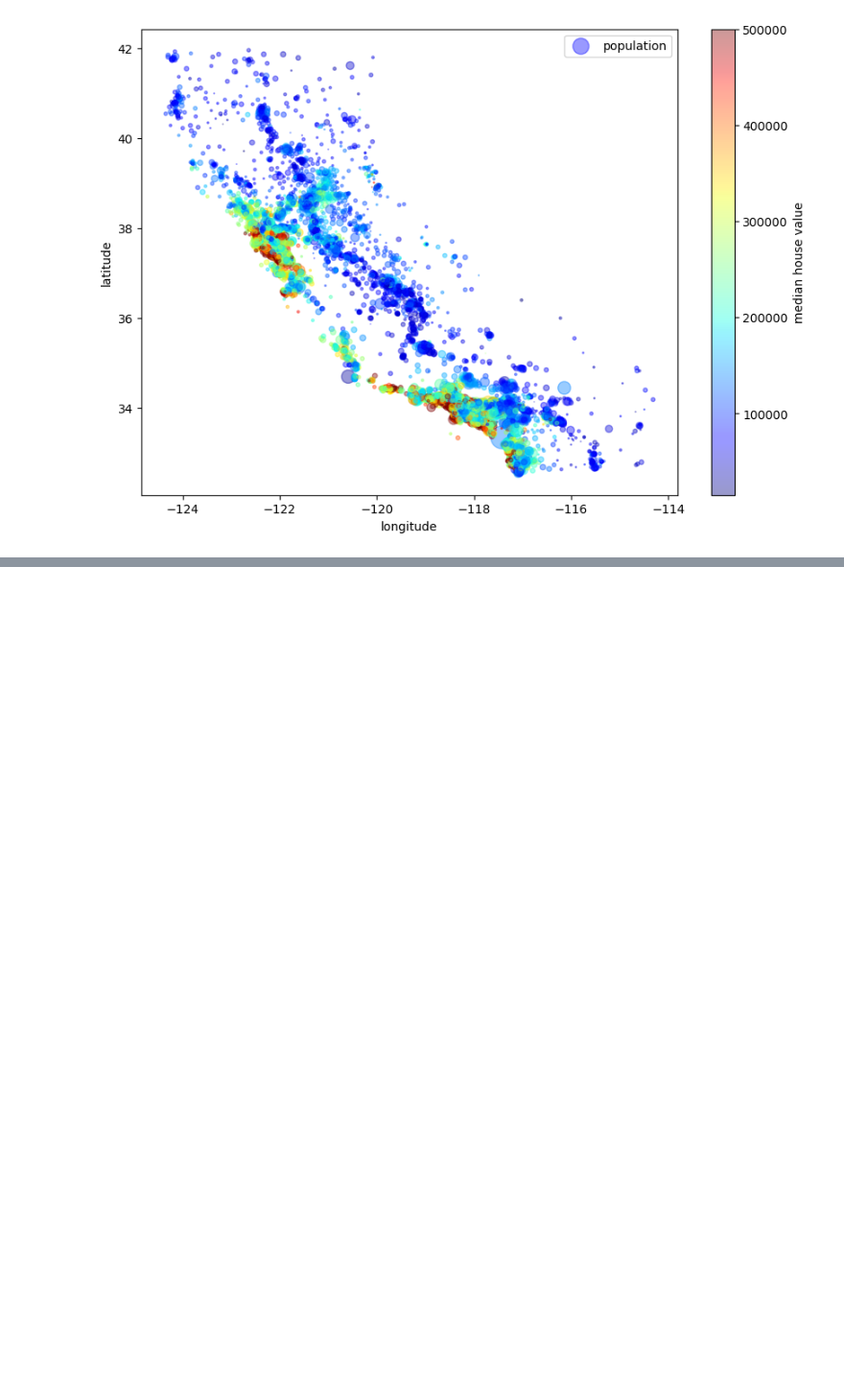
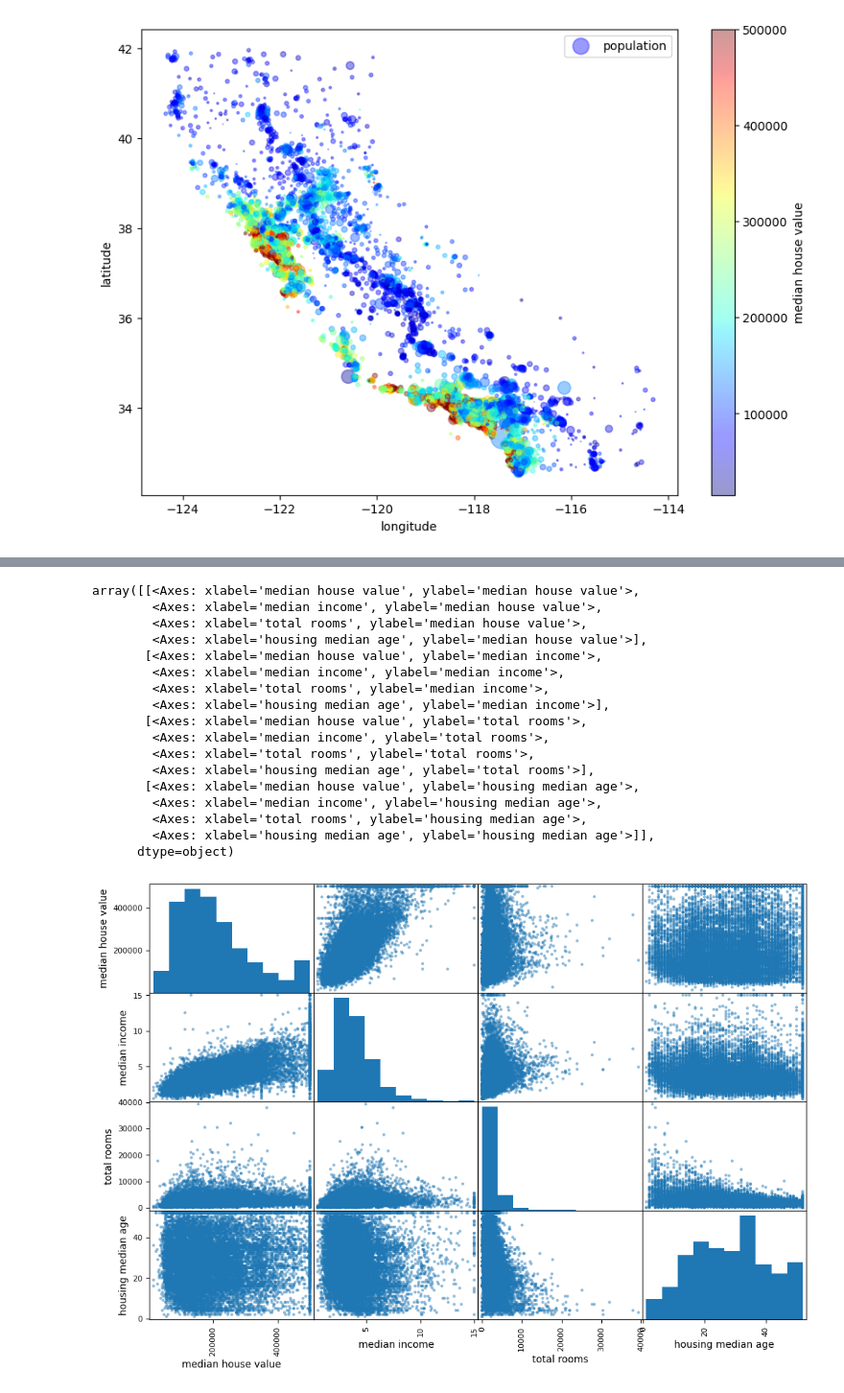
Before and after one commit to Lunaria-Moonstone/Course-Of-Point2Point-Machine-Learning, a Jupyter notebook: How-To-Get-And-Process-Data/data-processing.ipynb, the cells around one changed output, grey strips where cells are left out. Shown at 96% size. Saved outputs shown, nothing was run; the diff lists cells and outputs as text; code cells hidden in the pictures; blank space fills up the shorter version.

```diff
--- a/How-To-Get-And-Process-Data/data-processing.ipynb
+++ b/How-To-Get-And-Process-Data/data-processing.ipynb
@@ -162,0 +179,23 @@ plt.legend()
+# %%
+# print scatter to find the correlation of following attributes
+attributes = [ 'median house value', 'median income', 'total rooms', 'housing median age', ]
+pd.plotting.scatter_matrix(housing[attributes], figsize=(12, 8))
+# %% [output]
+array([[<Axes: xlabel='median house value', ylabel='median house value'>,
+        <Axes: xlabel='median income', ylabel='median house value'>,
+        <Axes: xlabel='total rooms', ylabel='median house value'>,
+        <Axes: xlabel='housing median age', ylabel='median house value'>],
+       [<Axes: xlabel='median house value', ylabel='median income'>,
+        <Axes: xlabel='median income', ylabel='median income'>,
+        <Axes: xlabel='total rooms', ylabel='median income'>,
+        <Axes: xlabel='housing median age', ylabel='median income'>],
+       [<Axes: xlabel='median house value', ylabel='total rooms'>,
+        <Axes: xlabel='median income', ylabel='total rooms'>,
+        <Axes: xlabel='total rooms', ylabel='total rooms'>,
+        <Axes: xlabel='housing median age', ylabel='total rooms'>],
+       [<Axes: xlabel='median house value', ylabel='housing median age'>,
+        <Axes: xlabel='median income', ylabel='housing median age'>,
+        <Axes: xlabel='total rooms', ylabel='housing median age'>,
+        <Axes: xlabel='housing median age', ylabel='housing median age'>]],
+      dtype=object)
+[figure, added]
```
Also changed, not shown: parts of 5 cells of this notebook.
